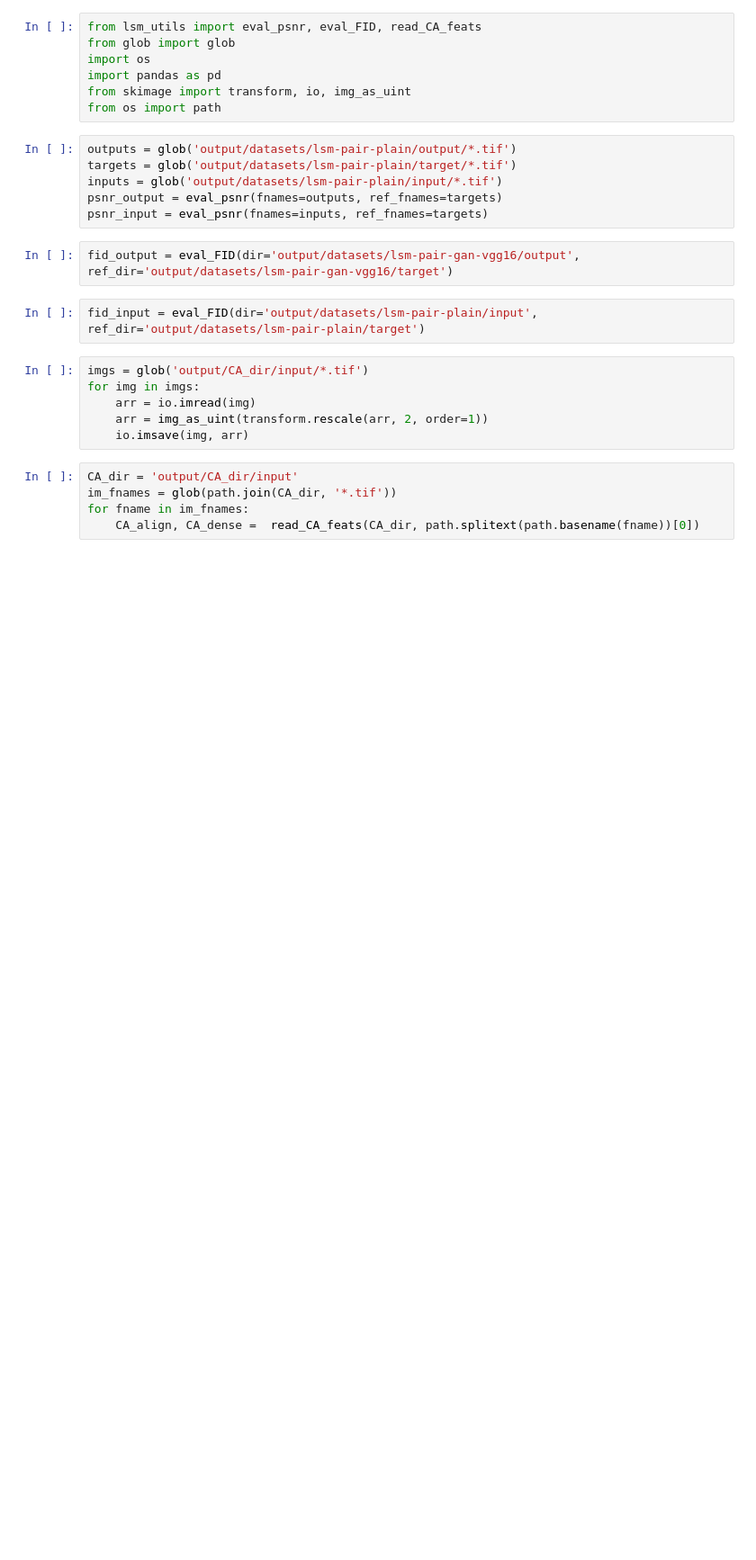
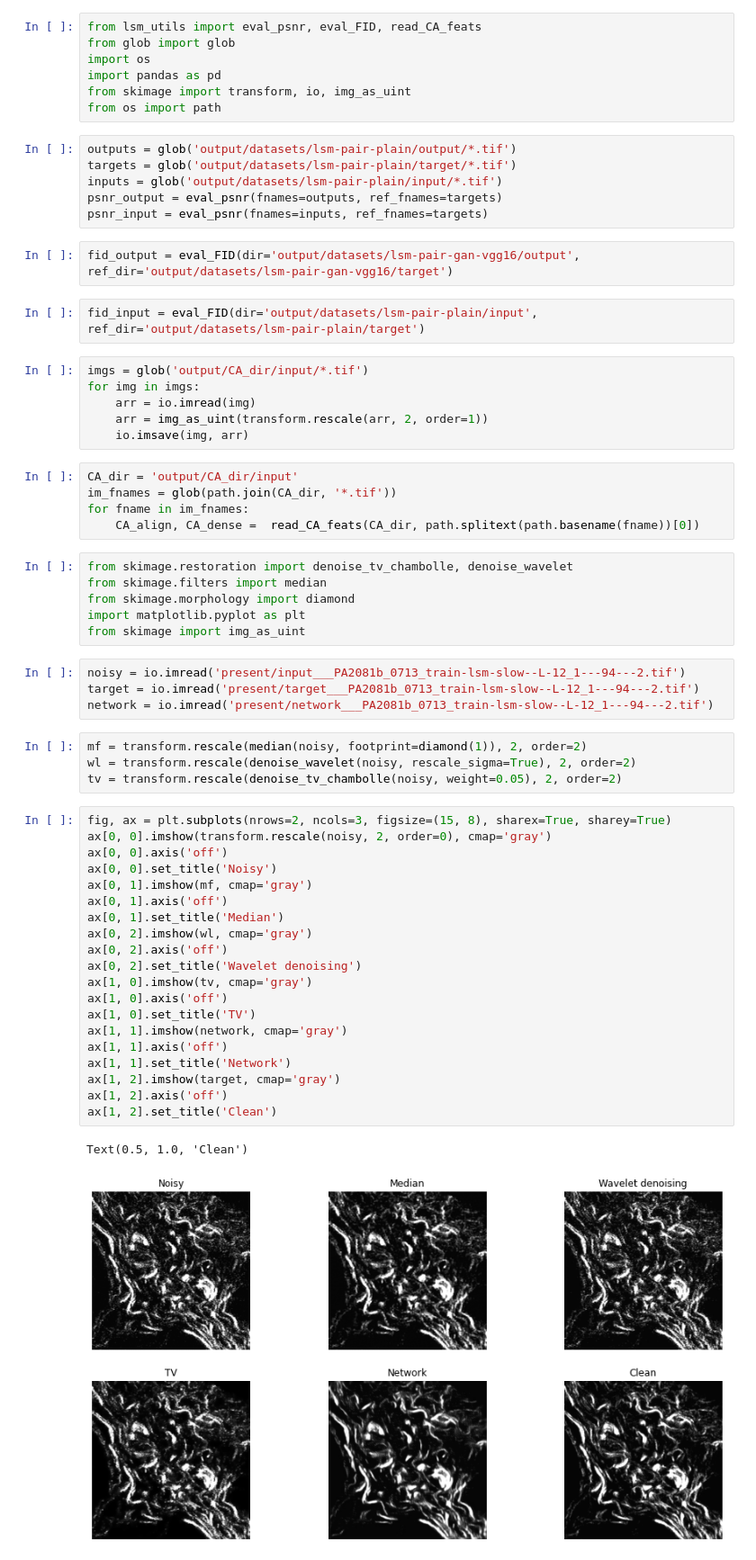
Before and after one commit to aarush-umap/lsm-run-time-enhancement, a Jupyter notebook: evaluation.ipynb, the cells around one changed output. Shown at 90% size. Drawn from its saved outputs; the diff is of its cells as text; blank space fills up the shorter version.

```diff
--- a/evaluation.ipynb
+++ b/evaluation.ipynb
@@ -26,3 +26,40 @@ CA_dir = 'output/CA_dir/input'
 im_fnames = glob(path.join(CA_dir, '*.tif'))
 for fname in im_fnames:
     CA_align, CA_dense =  read_CA_feats(CA_dir, path.splitext(path.basename(fname))[0])
+# %%
+from skimage.restoration import denoise_tv_chambolle, denoise_wavelet
+from skimage.filters import median
+from skimage.morphology import diamond
+import matplotlib.pyplot as plt
+from skimage import img_as_uint
+# %%
+noisy = io.imread('present/input___PA2081b_0713_train-lsm-slow--L-12_1---94---2.tif')
+target = io.imread('present/target___PA2081b_0713_train-lsm-slow--L-12_1---94---2.tif')
+network = io.imread('present/network___PA2081b_0713_train-lsm-slow--L-12_1---94---2.tif')
+# %%
+mf = transform.rescale(median(noisy, footprint=diamond(1)), 2, order=2)
+wl = transform.rescale(denoise_wavelet(noisy, rescale_sigma=True), 2, order=2)
+tv = transform.rescale(denoise_tv_chambolle(noisy, weight=0.05), 2, order=2)
+# %%
+fig, ax = plt.subplots(nrows=2, ncols=3, figsize=(15, 8), sharex=True, sharey=True)
+ax[0, 0].imshow(transform.rescale(noisy, 2, order=0), cmap='gray')
+ax[0, 0].axis('off')
+ax[0, 0].set_title('Noisy')
+ax[0, 1].imshow(mf, cmap='gray')
+ax[0, 1].axis('off')
+ax[0, 1].set_title('Median')
+ax[0, 2].imshow(wl, cmap='gray')
+ax[0, 2].axis('off')
+ax[0, 2].set_title('Wavelet denoising')
+ax[1, 0].imshow(tv, cmap='gray')
+ax[1, 0].axis('off')
+ax[1, 0].set_title('TV')
+ax[1, 1].imshow(network, cmap='gray')
+ax[1, 1].axis('off')
+ax[1, 1].set_title('Network')
+ax[1, 2].imshow(target, cmap='gray')
+ax[1, 2].axis('off')
+ax[1, 2].set_title('Clean')
+# %% [output]
+Text(0.5, 1.0, 'Clean')
+[figure, added]
```
Also changed, not shown: parts of 3 cells of this notebook.
